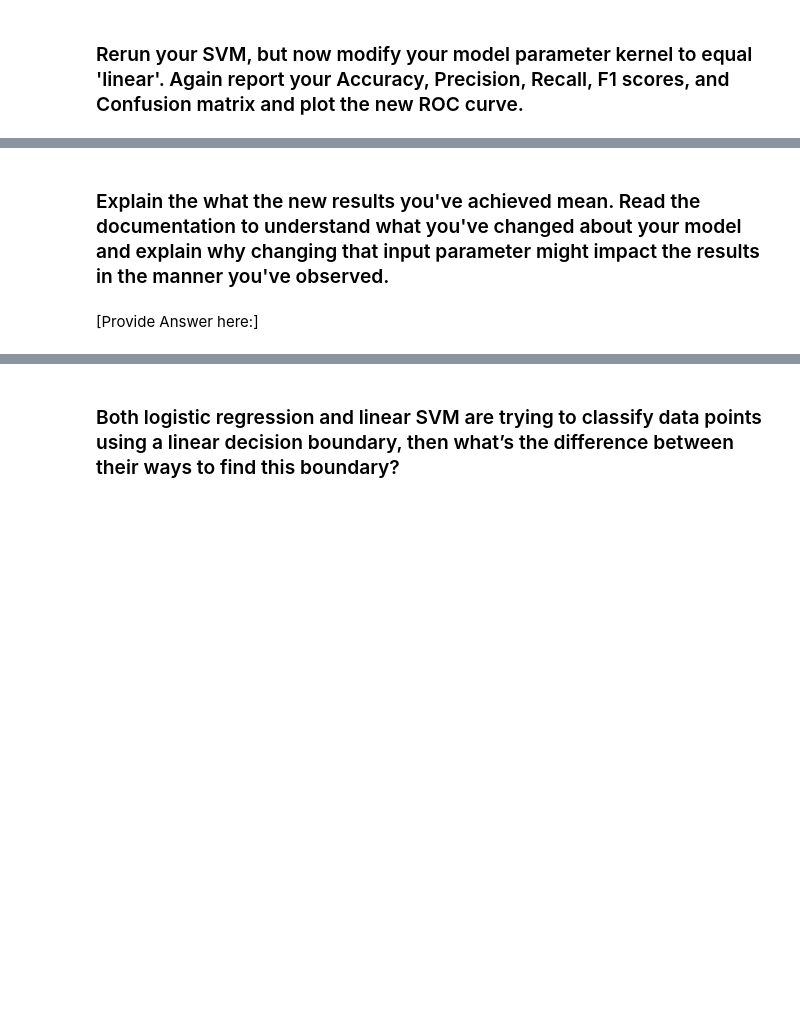
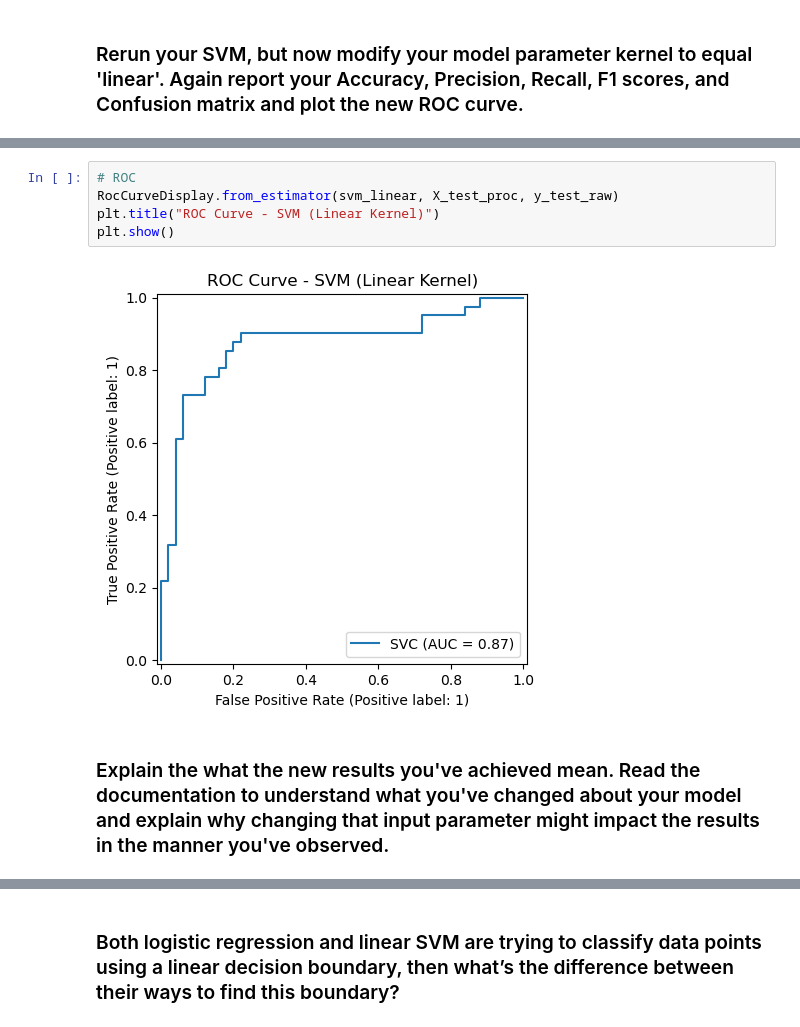
Before and after one commit to CKimoliatis/Winter2025, a Jupyter notebook: CS148/W25_Project_2/CS148_Project_2_Winter25_To_Do.ipynb, the cells around one changed output, grey strips where cells are left out. Cells and saved outputs as stored; diff of their text form; blank space fills up the shorter version.

```diff
--- a/CS148/W25_Project_2/CS148_Project_2_Winter25_To_Do.ipynb
+++ b/CS148/W25_Project_2/CS148_Project_2_Winter25_To_Do.ipynb
@@ -650,4 +667,9 @@ An AUC of 0.0.89 suggests that the area under the ROC curve is 0.0.89, implying
+# %%
+# ROC
+RocCurveDisplay.from_estimator(svm_linear, X_test_proc, y_test_raw)
+plt.title("ROC Curve - SVM (Linear Kernel)")
+plt.show()
+# %% [output]
+[figure, added]
 # %% [markdown]
 ### Explain the what the new results you've achieved mean. Read the documentation to understand what you've changed about your model and explain why changing that input parameter might impact the results in the manner you've observed.
-# %% [markdown]
-[Provide Answer here:]
```
Also changed, not shown: parts of 19 cells of this notebook.
